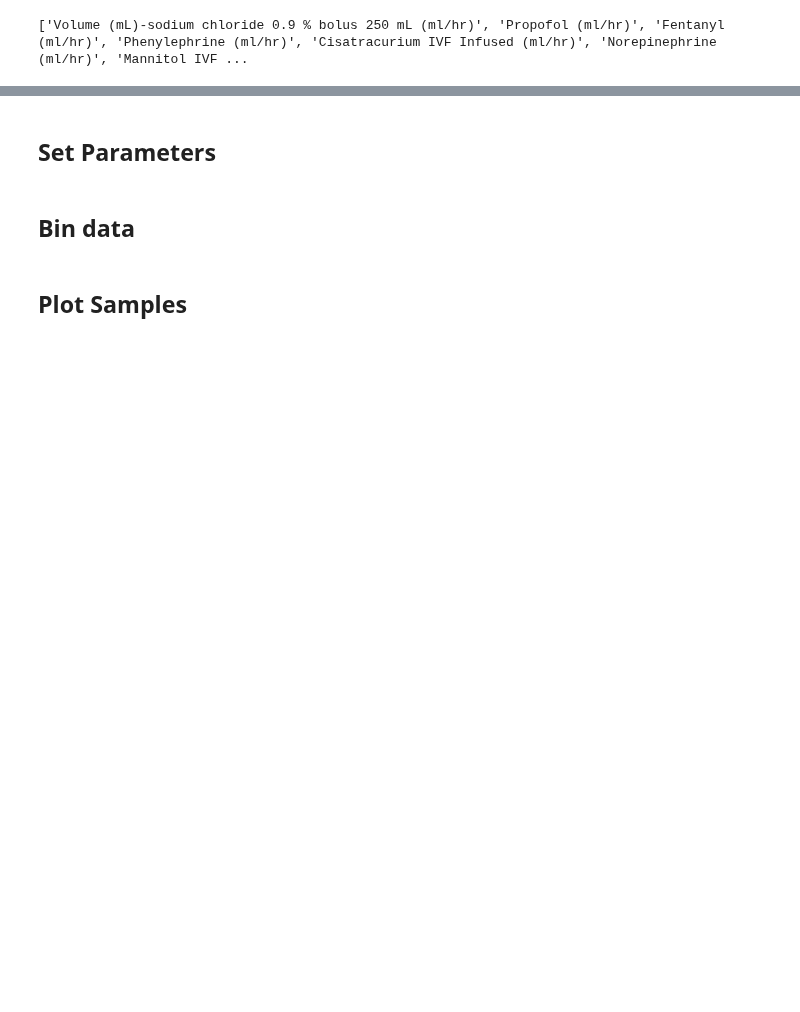
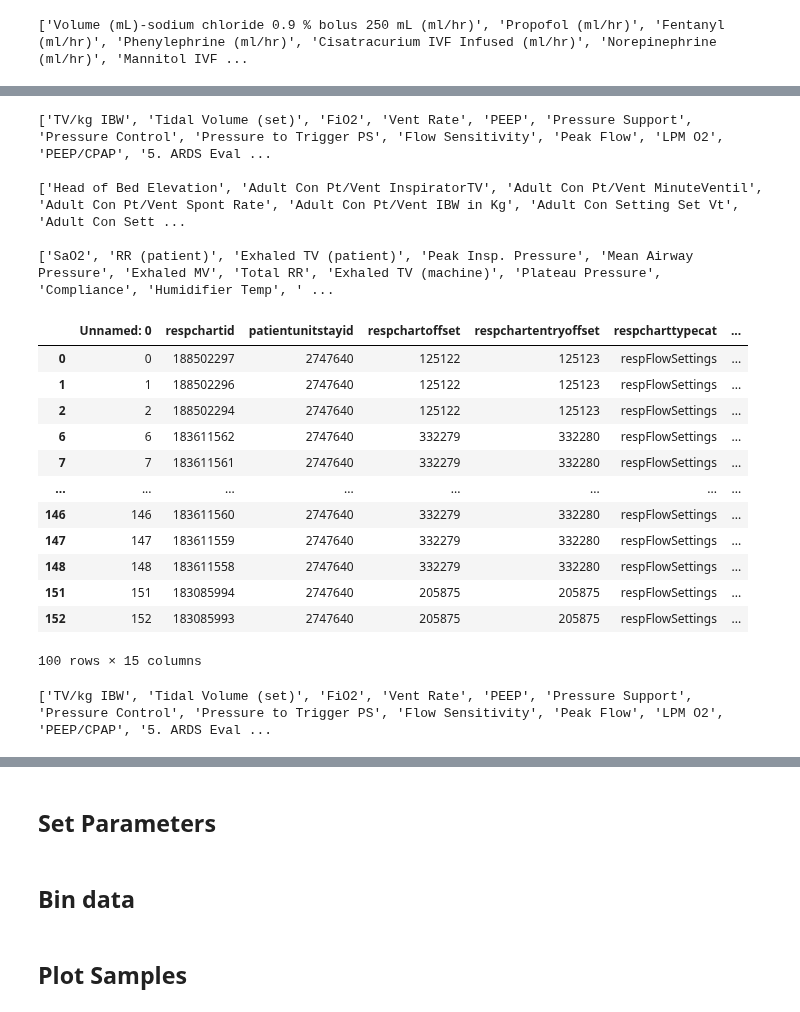
Before and after one commit to adit98/tbi, a Jupyter notebook: notebooks/GCS_Modeling_JB.ipynb, the cells around one changed output, grey strips where cells are left out. Cells and saved outputs as stored; diff of their text form; code cells hidden in the pictures; blank space fills up the shorter version.

```diff
--- a/notebooks/GCS_Modeling_JB.ipynb
+++ b/notebooks/GCS_Modeling_JB.ipynb
@@ -422,0 +485,4 @@ plt.show()
+# %%
+# Loading respiratory data
+respiratory = pd.read_csv('../data/respiratory_data_long_query.csv')
+print("loaded respiratory")
@@ -422,0 +491,17 @@ plt.show()
+# %%
+for c in respiratory.columns:
+    print(c)
+
+respcharttype = list(respiratory['respcharttypecat'].drop_duplicates())
+print(respcharttype)
+
+
+
+respflowsettings = respiratory[respiratory['respcharttypecat'] == 'respFlowSettings']
+rfs_types = list(respflowsettings['respchartvaluelabel'].drop_duplicates())
+
+respflowcare = respiratory[respiratory['respcharttypecat'] == 'respFlowCareData']
+rfc_types = list(respflowcare['respchartvaluelabel'].drop_duplicates())
+
+respflowptvent = respiratory[respiratory['respcharttypecat'] == 'respFlowPtVentData']
+rfpv_types = list(respflowptvent['respchartvaluelabel'].drop_duplicates())
@@ -422,0 +525,36 @@ plt.show()
+# %%
+print(rfs_types)
+print()
+print(rfc_types)
+print()
+print(rfpv_types)
+print()
+
+respflowsettings.head(100)
+# %% [output]
+['TV/kg IBW', 'Tidal Volume (set)', 'FiO2', 'Vent Rate', 'PEEP', 'Pressure Support', 'Pressure Control', 'Pressure to Trigger PS', 'Flow Sensitivity', 'Peak Flow', 'LPM O2', 'PEEP/CPAP', '5. ARDS Eval ...
+
+['Head of Bed Elevation', 'Adult Con Pt/Vent InspiratorTV', 'Adult Con Pt/Vent MinuteVentil', 'Adult Con Pt/Vent Spont Rate', 'Adult Con Pt/Vent IBW in Kg', 'Adult Con Setting Set Vt', 'Adult Con Sett ...
+
+['SaO2', 'RR (patient)', 'Exhaled TV (patient)', 'Peak Insp. Pressure', 'Mean Airway Pressure', 'Exhaled MV', 'Total RR', 'Exhaled TV (machine)', 'Plateau Pressure', 'Compliance', 'Humidifier Temp', ' ...
+|  | Unnamed: 0 | respchartid | patientunitstayid | respchartoffset | respchartentryoffset | respcharttypecat | ... |
+| 0 | 0 | 188502297 | 2747640 | 125122 | 125123 | respFlowSettings | ... |
+| 1 | 1 | 188502296 | 2747640 | 125122 | 125123 | respFlowSettings | ... |
+| 2 | 2 | 188502294 | 2747640 | 125122 | 125123 | respFlowSettings | ... |
+| 6 | 6 | 183611562 | 2747640 | 332279 | 332280 | respFlowSettings | ... |
+| 7 | 7 | 183611561 | 2747640 | 332279 | 332280 | respFlowSettings | ... |
+| ... | ... | ... | ... | ... | ... | ... | ... |
+| 146 | 146 | 183611560 | 2747640 | 332279 | 332280 | respFlowSettings | ... |
+| 147 | 147 | 183611559 | 2747640 | 332279 | 332280 | respFlowSettings | ... |
+| 148 | 148 | 183611558 | 2747640 | 332279 | 332280 | respFlowSettings | ... |
+| 151 | 151 | 183085994 | 2747640 | 205875 | 205875 | respFlowSettings | ... |
+| 152 | 152 | 183085993 | 2747640 | 205875 | 205875 | respFlowSettings | ... |
+100 rows × 15 columns
+# %%
+# For now, select respflowsettings and respflowptventdata
+selected_feat = rfs_types
+selected_feat.extend(rfpv_types)
+print(selected_feat)
+selected_resp_data = pd.concat([respflowsettings, respflowptvent])
+# %% [output]
+['TV/kg IBW', 'Tidal Volume (set)', 'FiO2', 'Vent Rate', 'PEEP', 'Pressure Support', 'Pressure Control', 'Pressure to Trigger PS', 'Flow Sensitivity', 'Peak Flow', 'LPM O2', 'PEEP/CPAP', '5. ARDS Eval ...
```
Also changed, not shown: parts of 15 cells of this notebook, 2 other files.
